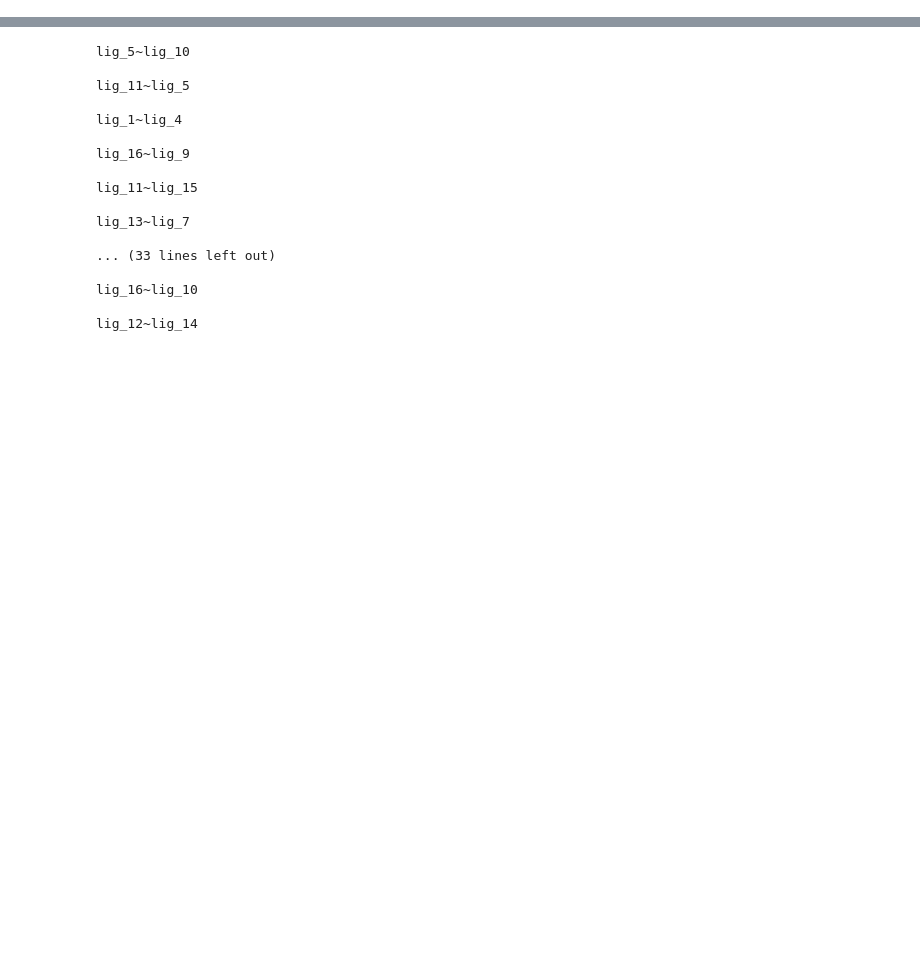
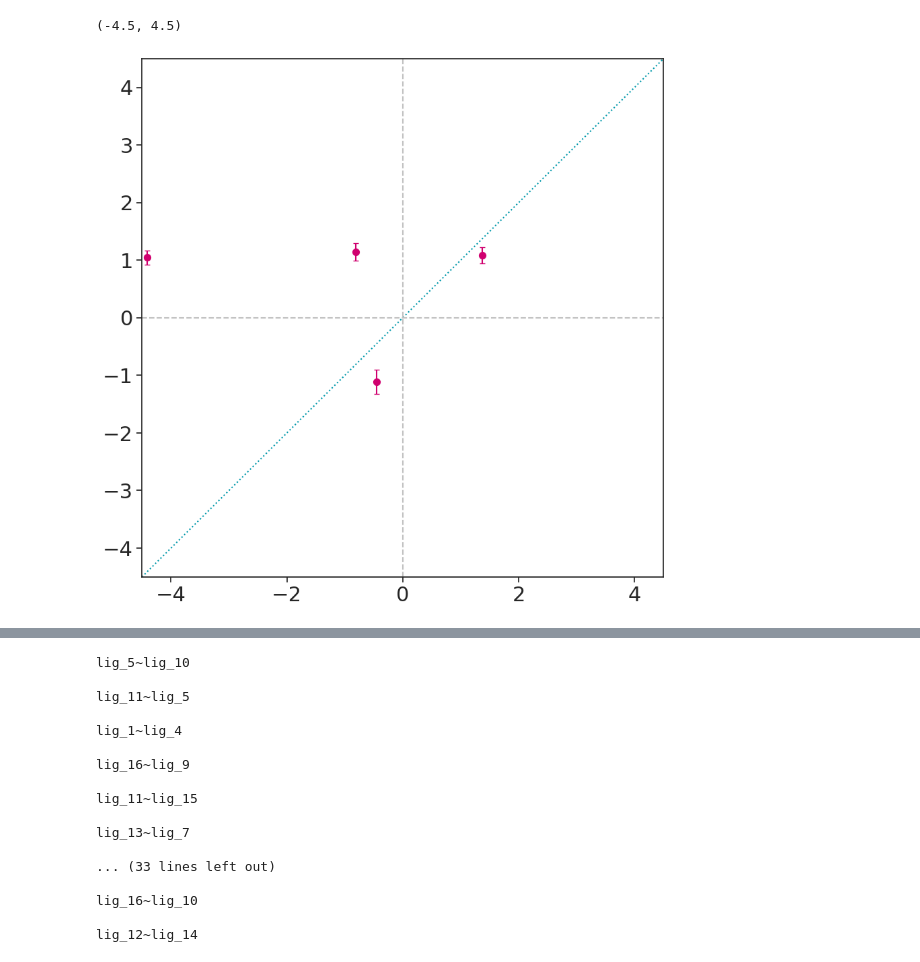
Before and after one commit to meyresearch/metalloenzymes, a Jupyter notebook: scripts/quick_analyse_somd.ipynb, the cells around one changed output, grey strips where cells are left out. Drawn from its saved outputs; the diff is of its cells as text; code cells hidden in the pictures; blank space fills up the shorter version.

```diff
--- a/scripts/quick_analyse_somd.ipynb
+++ b/scripts/quick_analyse_somd.ipynb
@@ -42,0 +82,12 @@ lig_5~lig_10
+# %%
+with open(analysis_file, "r") as file:
+    lines = file.readlines()
+results = [line for line in lines[1:len(lines):2]]
+free_energy_differences = []
+free_energy_errors = []
+for result in results:
+    split_results = result.split("±")
+    free_energy_differences.append(float(split_results[0].replace("kcal/mol", "").replace("⁻¹ \n", "")))
+    free_energy_errors.append(float(split_results[1].replace("kcal/mol", "").replace("⁻¹ \n", "").replace("kcal mol", "")))
+perturbations = [line.strip() for line in lines[0:len(lines):2]]
+print(perturbations)
@@ -42,0 +188,22 @@ lig_5~lig_10
+# %%
+plt.figure(figsize=(10, 10))
+sns.set(context="notebook", palette="colorblind", style="ticks", font_scale=2)
+plt.scatter(experimental_free_energies, free_energy_differences, s=50, color="#D0006F")
+# plt.scatter(3, 2.5, s=0)
+
+(_, caps, _) = plt.errorbar(experimental_free_energies,
+                           free_energy_differences,
+                           color="#D0006F",
+                           yerr=free_energy_errors,
+                           capsize=3,
+                           linestyle="",
+                           zorder=-1)
+
+plt.plot([-4.5, 4.5], [-4.5, 4.5], color="#0099AB", linestyle=":", zorder=-1)
+plt.vlines(0, -4.5, 4.5, color = "silver", linestyle="--", zorder=-1)
+plt.hlines(0, -4.5, 4.5, color = "silver", linestyle="--", zorder=-1)
+plt.xlim(-4.5, 4.5)
+plt.ylim(-4.5, 4.5)
+# %% [output]
+(-4.5, 4.5)
+[figure, added]
```
Also changed, not shown: parts of 15 cells of this notebook, 31 other files.
